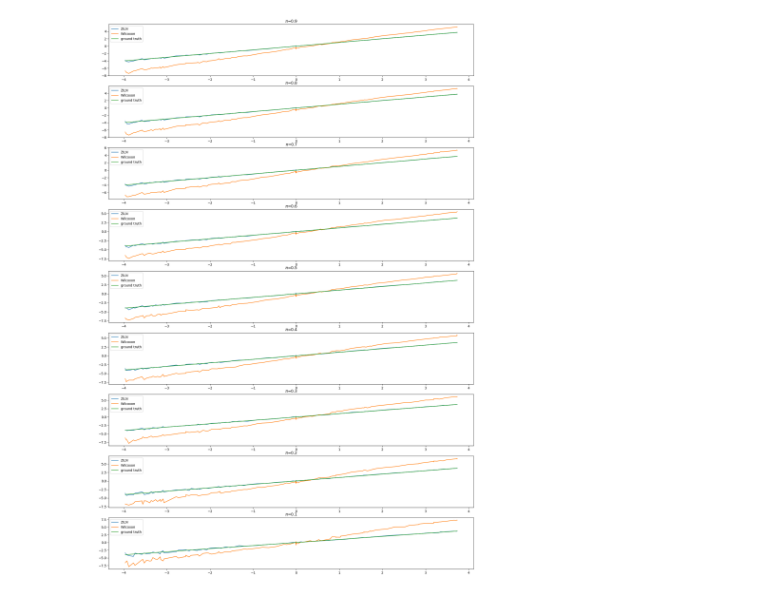
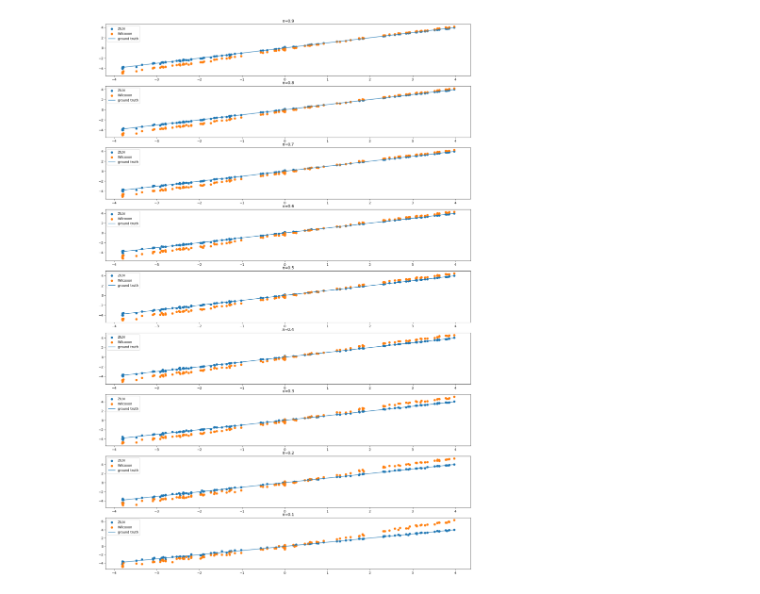
Before and after one commit to okviman/DE-ZILN, a Jupyter notebook: downsampling.ipynb, the cells around one changed output. Saved outputs shown, nothing was run; the diff lists cells and outputs as text; code cells hidden in the pictures.

Commit message:
The LFCs were not log2FC, but natural logarithm. Generate LFC data now accounts for this, as scanpy computes L2FCs. In downsampling.ipynb I transform our ZILN LFC estimates to be base 2 (very simple)

```diff
--- a/downsampling.ipynb
+++ b/downsampling.ipynb
@@ -54,7 +54,7 @@ def main(X, Y, pi_range, n_runs, n_genes):
                 log_y = np.log(y[y>0])
                 _, log_mu_y, _ = get_intervals(log_y, y_N_plus, y_N_0, eps=1e-3)
 
-                estimated_lfc = log_mu_y - log_mu_x
+                estimated_lfc = np.log2(np.exp(log_mu_y - log_mu_x))
                 estimated_lfcs_g.append(estimated_lfc)
 
             estimated_lfcs[k, g] = np.mean(estimated_lfcs_g)
@@ -98,38 +98,41 @@ def wilcoxon_test(X, Y):
     # Run the Wilcoxon Rank-Sum Test
     sc.tl.rank_genes_groups(adata, groupby='group', method='wilcoxon')
 
     # Extract results for Group2 vs Group1
     result = adata.uns['rank_genes_groups']
     groups = result['names'].dtype.names  # Get group names
     wilcoxon_results = pd.DataFrame({
         'gene': result['names'][groups[1]],  # Group2 vs Group1
         'logfoldchange': result['logfoldchanges'][groups[1]],
         'pval': result['pvals'][groups[1]],
         'pval_adj': result['pvals_adj'][groups[1]]
     })
 
     # Sort by log-fold change for inspection
     wilcoxon_results['gene'] = wilcoxon_results['gene'].astype(int)
     wilcoxon_results.sort_values(by='gene', ascending=True, inplace=True)
-    lfcs_wilcoxon = np.array(wilcoxon_results.logfoldchange)
-    # plt.plot(lfcs[idx], lfcs_wilcoxon[idx], label='wilcoxon estimates')
-    # plt.plot(lfcs[idx], lfcs[idx], label='ground truth')
-    # plt.legend(loc='upper left')
-    # plt.show()
+    lfcs_wilcoxon = np.array(wilcoxon_results.logfoldchange)  # did not fix the bias: + np.log(X.sum(0)) - np.log(Y.sum(0))
+
+    # manual computations, works better
+    X = np.log(X * 1e4 / X.sum(1, keepdims=True) + 1)
+    Y = np.log(Y * 1e4 / Y.sum(1, keepdims=True) + 1)
+    lfcs_wilcoxon = np.log2(np.exp(np.mean(Y, 0)) - 1 + 1e-9) - np.log2(np.exp(np.mean(X, 0)) - 1 + 1e-9)
+    # lfcs_wilcoxon = np.mean(Y, 0) - np.mean(X, 0)
+
     return lfcs_wilcoxon
 
 
 _, ax = plt.subplots(len(pi_range), figsize=(20, 30))
 for k, pi in enumerate(pi_range):
     X_pi = np.random.binomial(X.astype(np.int64), pi)
     Y_pi = np.random.binomial(Y.astype(np.int64), pi)
     lfcs_wilcoxon = wilcoxon_test(X_pi, Y_pi)
 
     ax[k].set_title(f'$\pi$={round(pi, 1)}')
-    ax[k].plot(lfcs[idx], estimated_lfcs[k][idx], label='ZILN')
-    ax[k].plot(lfcs[idx], lfcs_wilcoxon[idx], label='Wilcoxon')
+    ax[k].scatter(lfcs[idx], estimated_lfcs[k][idx], label='ZILN')
+    ax[k].scatter(lfcs[idx], lfcs_wilcoxon[idx], label='Wilcoxon')
     ax[k].plot(lfcs[idx], lfcs[idx], label='ground truth')
     ax[k].legend(loc='upper left')
 plt.show()
 # %% [output]
-[figure, old version]
+[figure, new version]
```
Also changed, not shown: parts of 1 cell of this notebook, 1 other file.
